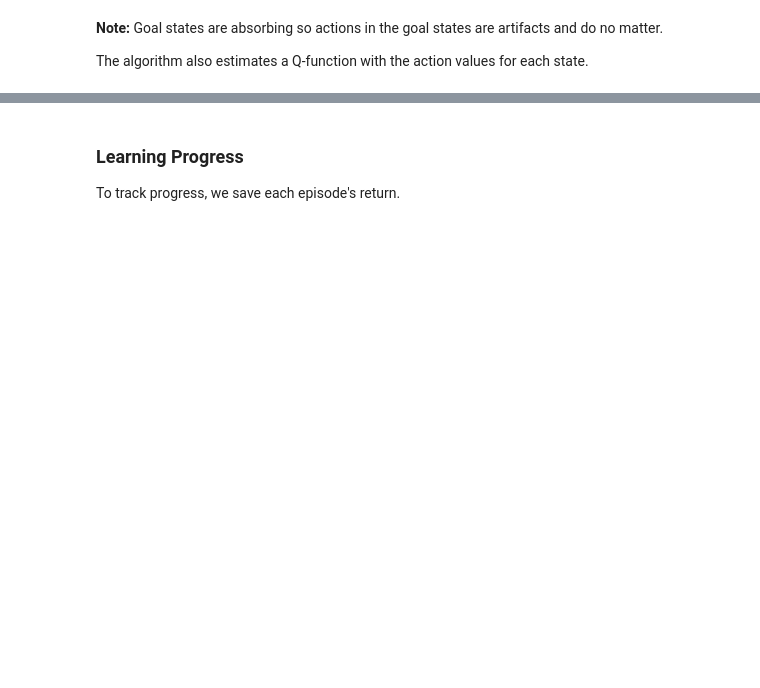
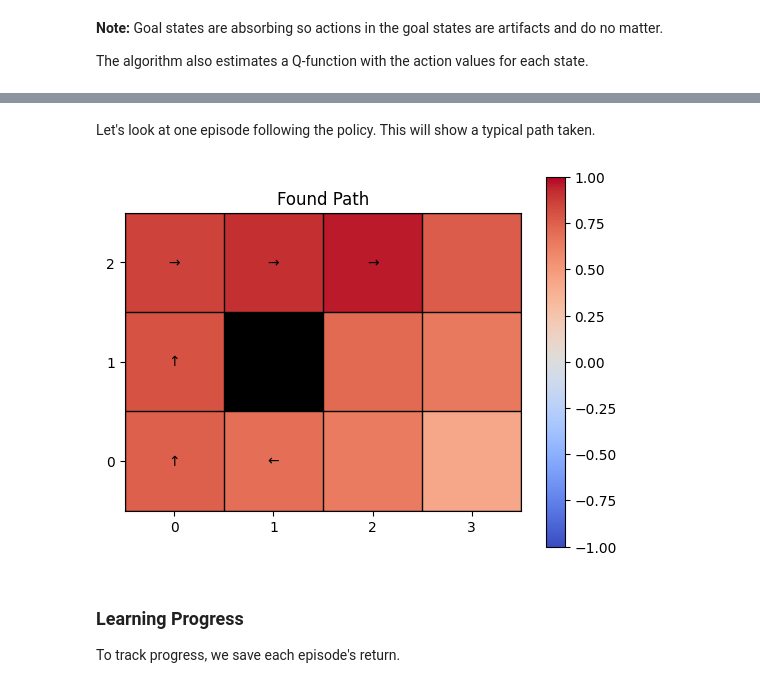
Before and after one commit to mhahsler/Introduction_to_Reinforcement_Learning, a Jupyter notebook: MC/4x3_grid_world_MC.ipynb, the cells around one changed output, grey strips where cells are left out. Saved outputs shown, nothing was run; the diff lists cells and outputs as text; code cells hidden in the pictures; blank space fills up the shorter version.

```diff
--- a/MC/4x3_grid_world_MC.ipynb
+++ b/MC/4x3_grid_world_MC.ipynb
@@ -213,3 +212,10 @@ array([[ 0.62, -0.01,  0.51,  0.46],
+# %% [markdown]
+Let's look at one episode following the policy. This will show a typical path taken.
+# %%
+path = sample_episode(env, policy=pol, max_len=100)
+env.image(V=np.max(Q, axis = 1), policy=pol, episode=path, title='Found Path', clim=(-1,1))
+# %% [output]
+[figure, added]
 # %% [markdown]
 ### Learning Progress
 
```
Also changed, not shown: parts of 7 cells of this notebook, 2 other files.
